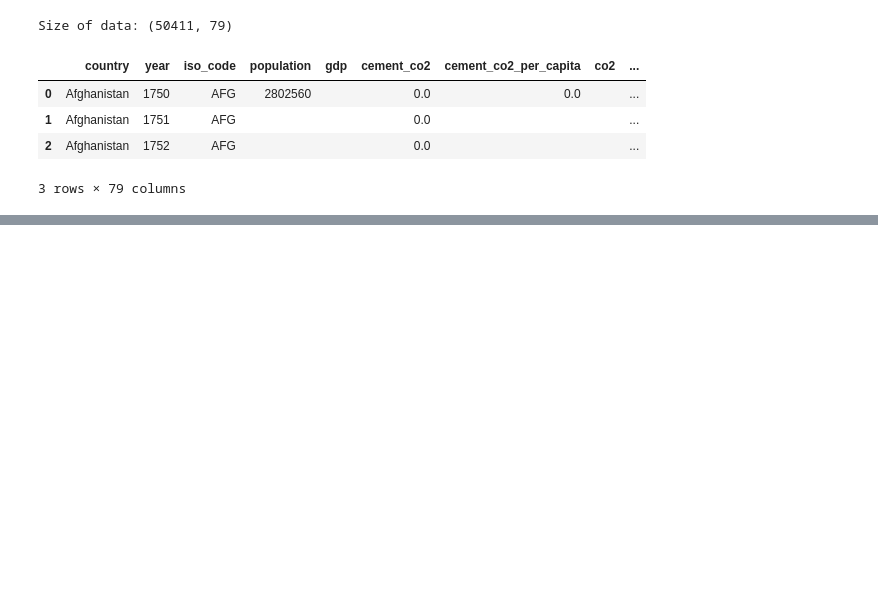
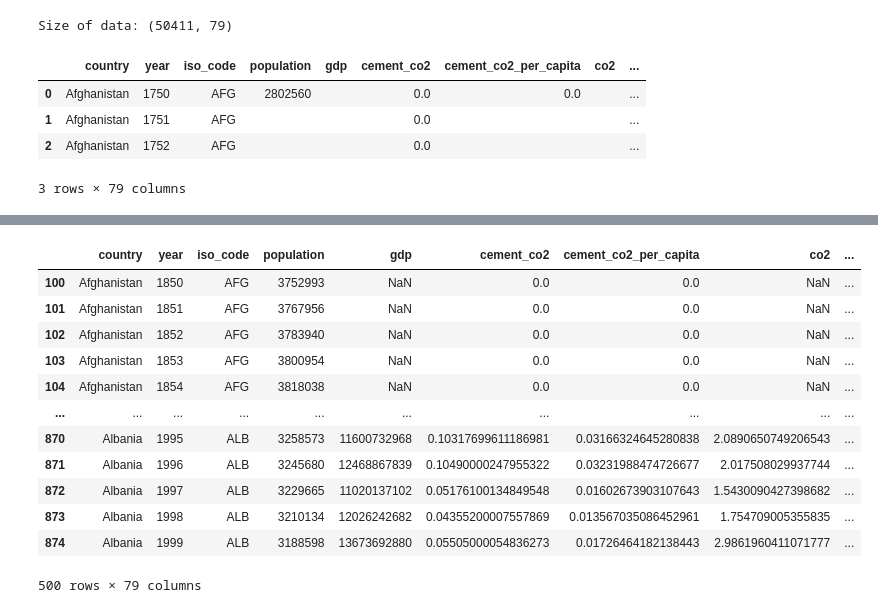
Before and after one commit to boyudeng-or/dse511-hw2-eda, a Jupyter notebook: eda.ipynb, the cells around one changed output, grey strips where cells are left out. Saved outputs shown, nothing was run; the diff lists cells and outputs as text; code cells hidden in the pictures; blank space fills up the shorter version.

Commit message:
data cleaning and documentation

```diff
--- a/eda.ipynb
+++ b/eda.ipynb
@@ -17,0 +48,17 @@ df.head(n=3)
+# %%
+# check the same with the cell values
+# from inspection we see that blank spaces are filled with spaces rather than an empty string
+
+def is_empty(a_str):
+    if type(a_str) == str:
+        if a_str.strip() == '':
+            return 1
+    else:
+        return 0
+
+empty_strings_count = 0
+
+for col in columns:
+    empty_strings_count += (df[col].apply(lambda x: is_empty(x))).sum()
+
+print(f"Missing value count: {empty_strings_count}")
@@ -17,0 +67,17 @@ df.head(n=3)
+# %%
+
+countries = df['country'].unique()
+for country in countries[:3]:
+    print(f"|{country}|")
+
+# there are unnecessary spaces
+# so replace with nan
+
+
+df = df.apply(lambda col: col.str.strip() if col.dtype == "object" else col)
+df = df.replace(r'^\s*$', np.nan, regex=True)
+
+print("\nRemoved spaces\n")
+countries = df['country'].unique()
+for country in countries[:3]:
+    print(f"|{country}|")
@@ -17,0 +94,19 @@ df.head(n=3)
+# %%
+# due to the amount of missing values and considering this is historical data that does not make sense to fill with statistic like mean,
+# dropping the rows that are missing >90% of the values makes the most sense
+empty_strings_count = 0
+df = df.drop(df[df.isna().mean(axis=1) > 0.90].index)
+# %% [output]
+|  | country | year | iso_code | population | gdp | cement_co2 | cement_co2_per_capita | co2 | ... |
+| 100 | Afghanistan | 1850 | AFG | 3752993 | NaN | 0.0 | 0.0 | NaN | ... |
+| 101 | Afghanistan | 1851 | AFG | 3767956 | NaN | 0.0 | 0.0 | NaN | ... |
+| 102 | Afghanistan | 1852 | AFG | 3783940 | NaN | 0.0 | 0.0 | NaN | ... |
+| 103 | Afghanistan | 1853 | AFG | 3800954 | NaN | 0.0 | 0.0 | NaN | ... |
+| 104 | Afghanistan | 1854 | AFG | 3818038 | NaN | 0.0 | 0.0 | NaN | ... |
+| ... | ... | ... | ... | ... | ... | ... | ... | ... | ... |
+| 870 | Albania | 1995 | ALB | 3258573 | 11600732968 | 0.10317699611186981 | 0.03166324645280838 | 2.0890650749206543 | ... |
+| 871 | Albania | 1996 | ALB | 3245680 | 12468867839 | 0.10490000247955322 | 0.03231988474726677 | 2.017508029937744 | ... |
+| 872 | Albania | 1997 | ALB | 3229665 | 11020137102 | 0.05176100134849548 | 0.01602673903107643 | 1.5430090427398682 | ... |
+| 873 | Albania | 1998 | ALB | 3210134 | 12026242682 | 0.04355200007557869 | 0.013567035086452961 | 1.754709005355835 | ... |
+| 874 | Albania | 1999 | ALB | 3188598 | 13673692880 | 0.05505000054836273 | 0.01726464182138443 | 2.9861960411071777 | ... |
+500 rows × 79 columns
```
Also changed, not shown: parts of 5 cells of this notebook, 1 other file.
